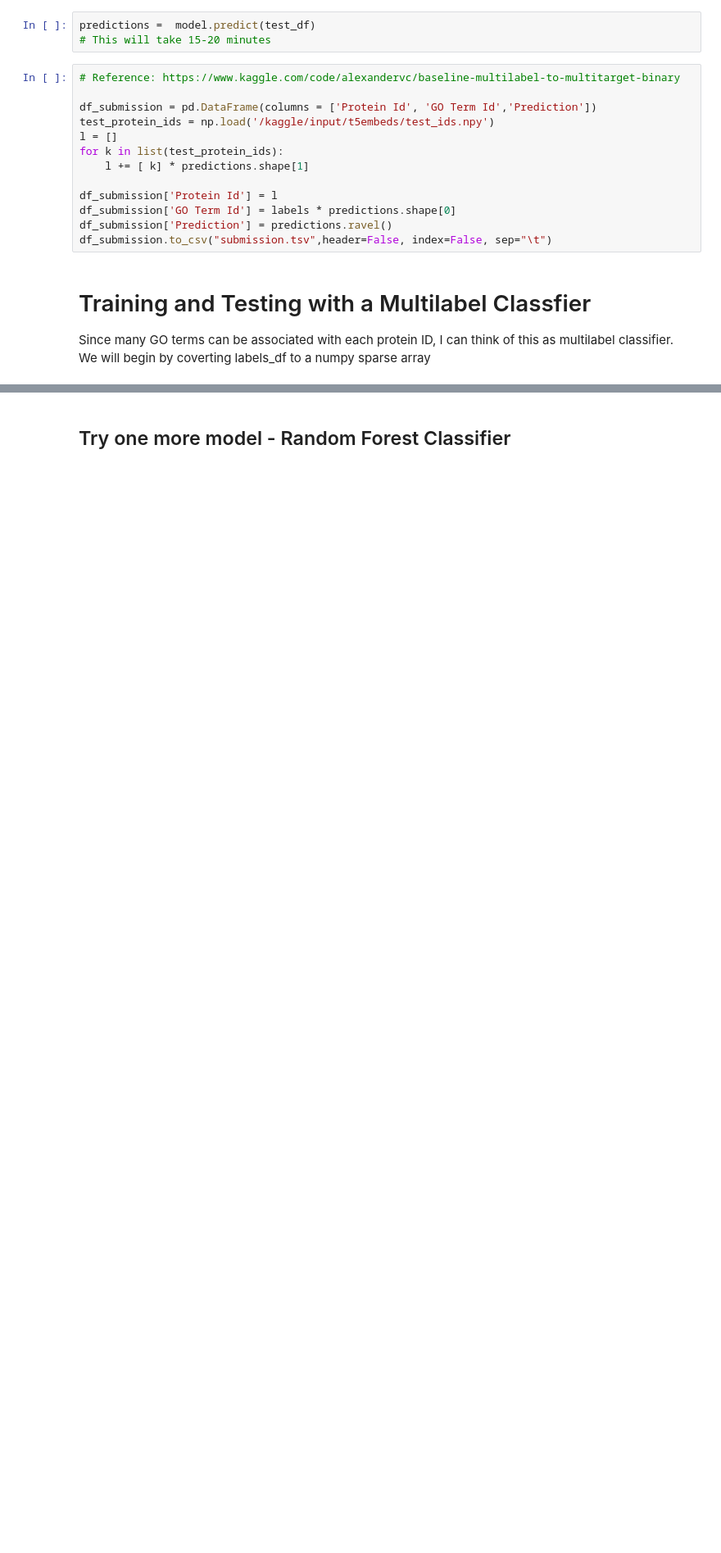
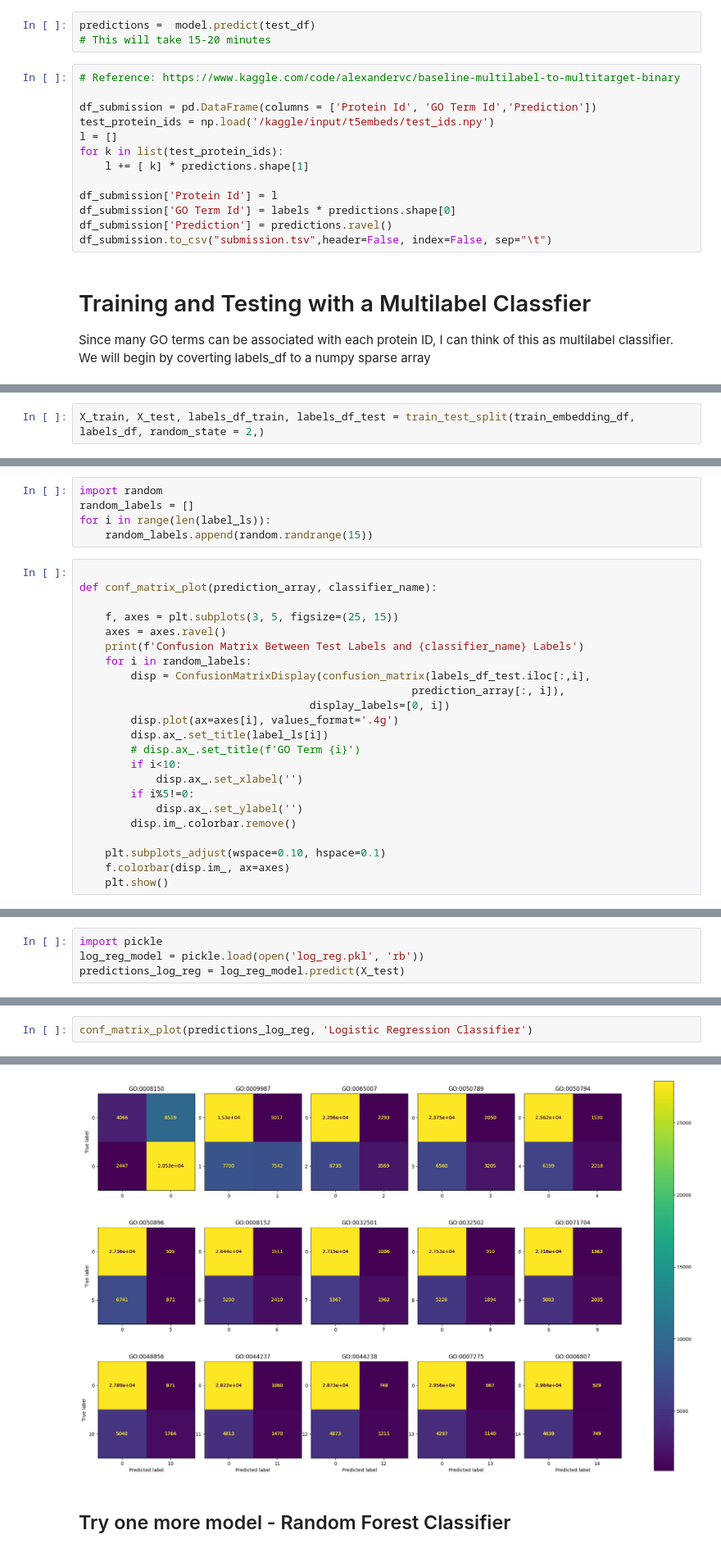
Before and after one commit to VNagesh-Bio/CAFA5, a Jupyter notebook: v-pc-ml-aicapstone-submission.ipynb, the cells around one changed output, grey strips where cells are left out. Shown at 82% size. Drawn from its saved outputs; the diff is of its cells as text; blank space fills up the shorter version.

```diff
--- a/v-pc-ml-aicapstone-submission.ipynb
+++ b/v-pc-ml-aicapstone-submission.ipynb
@@ -239,0 +271,2 @@ X_train, X_test, y_train, y_test = train_test_split(train_embedding_df, y, rando
+# %%
+X_train, X_test, labels_df_train, labels_df_test = train_test_split(train_embedding_df, labels_df, random_state = 2,)
@@ -239,0 +275,28 @@ X_train, X_test, y_train, y_test = train_test_split(train_embedding_df, y, rando
+# %%
+import random
+random_labels = []
+for i in range(len(label_ls)):
+    random_labels.append(random.randrange(15))
+# %%
+
+def conf_matrix_plot(prediction_array, classifier_name):
+
+    f, axes = plt.subplots(3, 5, figsize=(25, 15))
+    axes = axes.ravel()
+    print(f'Confusion Matrix Between Test Labels and {classifier_name} Labels')
+    for i in random_labels:
+        disp = ConfusionMatrixDisplay(confusion_matrix(labels_df_test.iloc[:,i],
+                                                    prediction_array[:, i]),
+                                    display_labels=[0, i])
+        disp.plot(ax=axes[i], values_format='.4g')
+        disp.ax_.set_title(label_ls[i])
+        # disp.ax_.set_title(f'GO Term {i}')
+        if i<10:
+            disp.ax_.set_xlabel('')
+        if i%5!=0:
+            disp.ax_.set_ylabel('')
+        disp.im_.colorbar.remove()
+
+    plt.subplots_adjust(wspace=0.10, hspace=0.1)
+    f.colorbar(disp.im_, ax=axes)
+    plt.show()
@@ -300 +337,5 @@ best_model.score(X_test, predictions_log_reg)
+# %%
+import pickle
+log_reg_model = pickle.load(open('log_reg.pkl', 'rb'))
+predictions_log_reg = log_reg_model.predict(X_test)
 # %%
@@ -305,0 +345,3 @@ accuracy
+# %%
+conf_matrix_plot(predictions_log_reg, 'Logistic Regression Classifier')
+# %% [output]
@@ -306,3 +349,4 @@ accuracy
+[figure, added]
 # %% [markdown]
 ## Try one more model - Random Forest Classifier
 # %%
```
Also changed, not shown: parts of 36 cells of this notebook.
